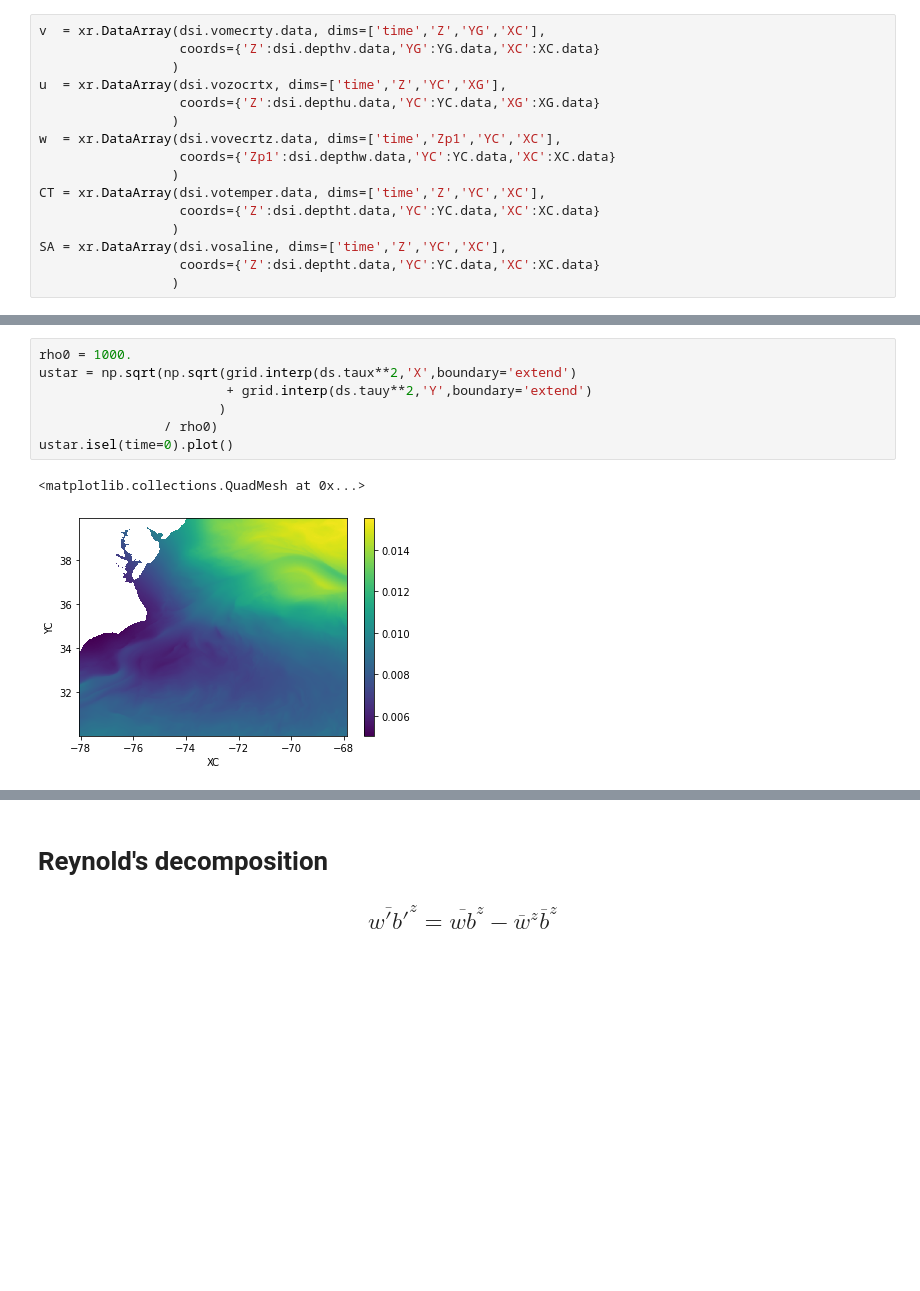
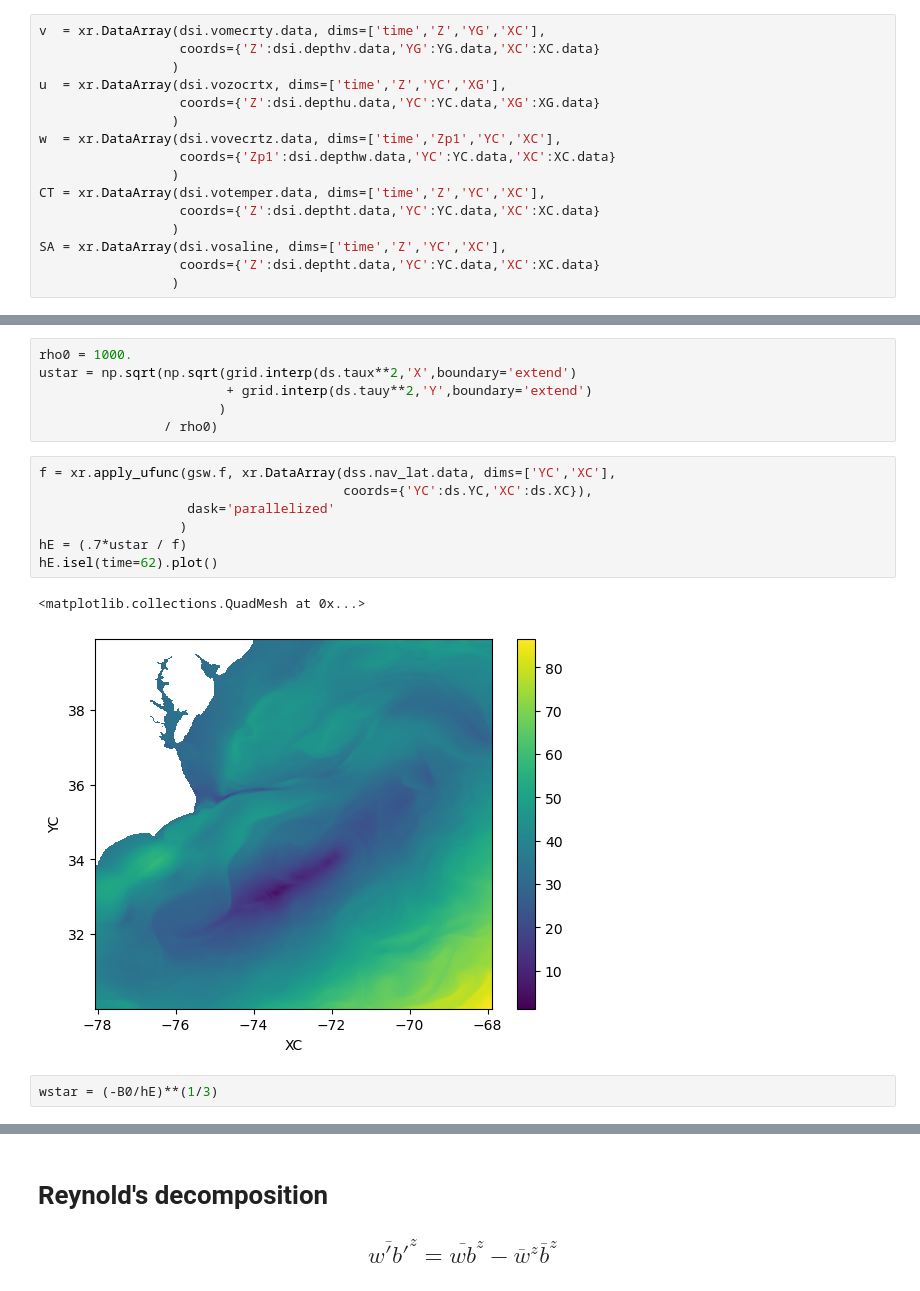
Before and after one commit to roxyboy/MLI_Lf, a Jupyter notebook: eNATL60/wb.ipynb, the cells around one changed output, grey strips where cells are left out. Cells and saved outputs as stored; diff of their text form; blank space fills up the shorter version.

```diff
--- a/eNATL60/wb.ipynb
+++ b/eNATL60/wb.ipynb
@@ -210,8 +196,16 @@ ustar = np.sqrt(np.sqrt(grid.interp(ds.taux**2,'X',boundary='extend')
                         + grid.interp(ds.tauy**2,'Y',boundary='extend')
                        )
                 / rho0)
-ustar.isel(time=0).plot()
-# %% [output]
-<matplotlib.collections.QuadMesh at 0x...>
-[figure, removed]
+# %%
+f = xr.apply_ufunc(gsw.f, xr.DataArray(dss.nav_lat.data, dims=['YC','XC'],
+                                       coords={'YC':ds.YC,'XC':ds.XC}),
+                   dask='parallelized'
+                  )
+hE = (.7*ustar / f)
+hE.isel(time=62).plot()
+# %% [output]
+<matplotlib.collections.QuadMesh at 0x...>
+[figure, added]
+# %%
+wstar = (-B0/hE)**(1/3)
 # %%
```
Also changed, not shown: parts of 57 cells of this notebook.
